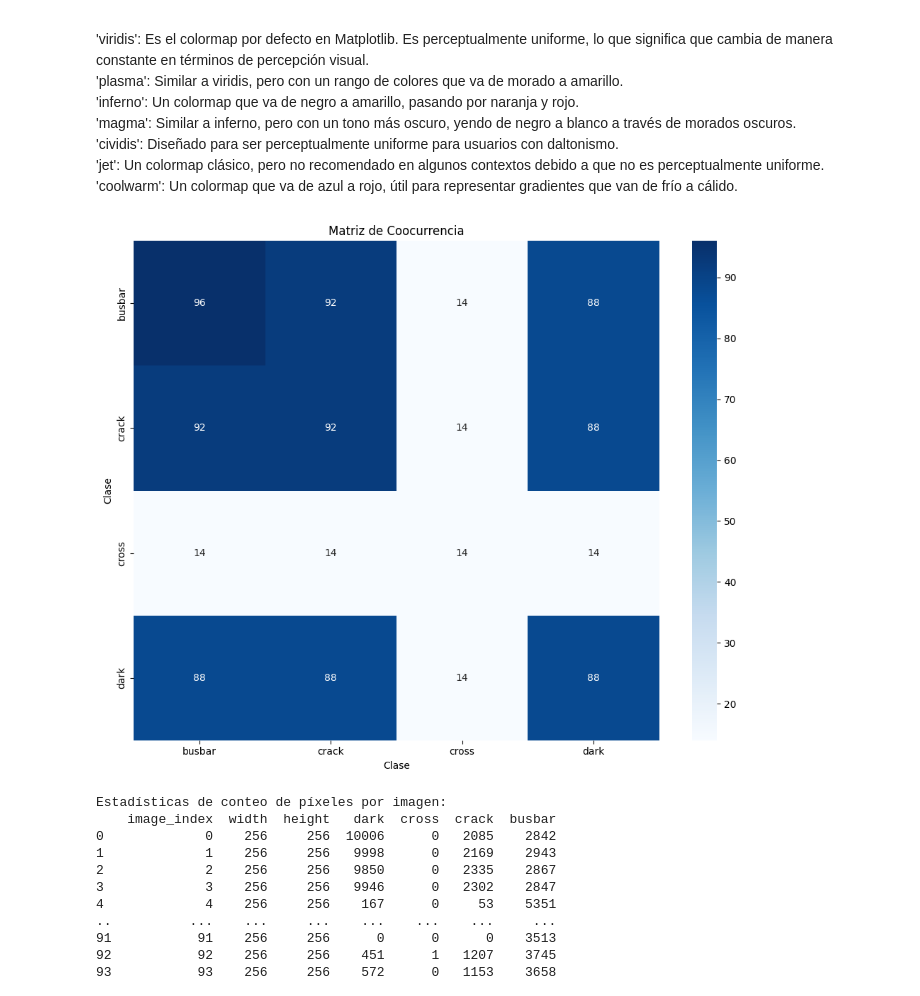
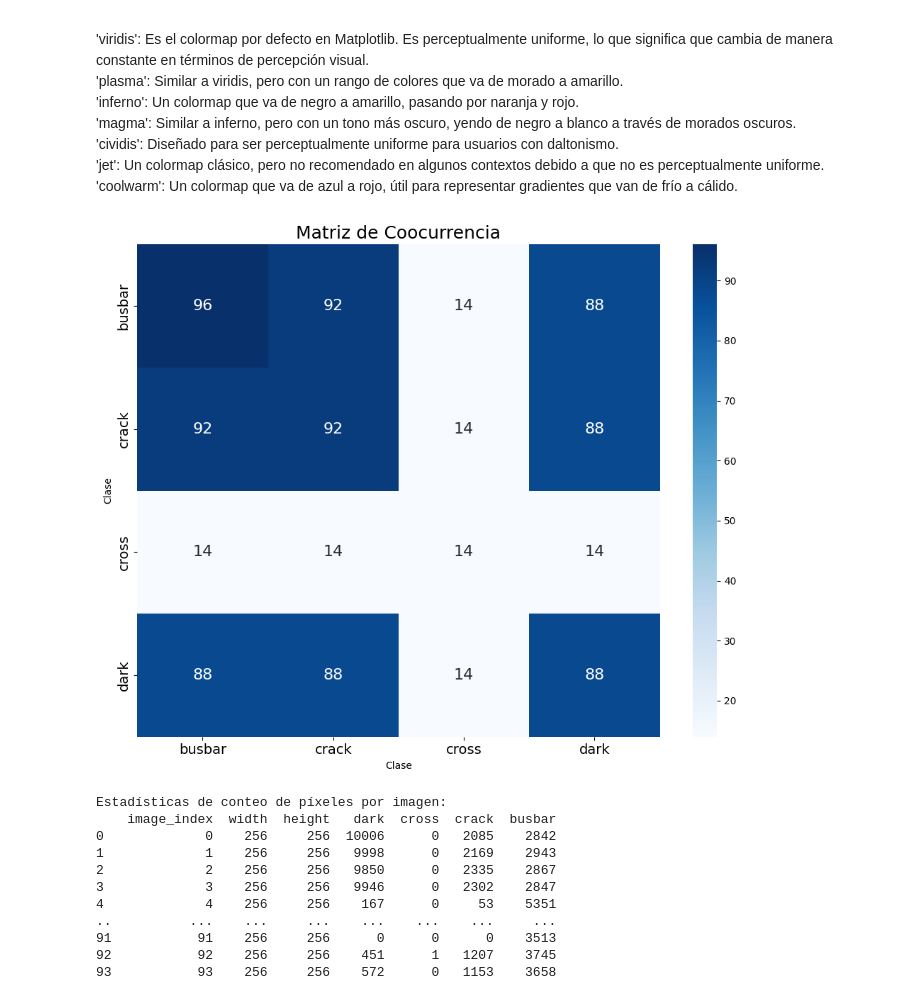
Before and after one commit to Franklingo13/PVDefectDetect, a Jupyter notebook: TestsPV-vision/EvaluacionModelo.ipynb, the cells around one changed output. Drawn from its saved outputs; the diff is of its cells as text; code cells hidden in the pictures.

```diff
--- a/TestsPV-vision/EvaluacionModelo.ipynb
+++ b/TestsPV-vision/EvaluacionModelo.ipynb
@@ -614,13 +614,17 @@ def plot_cooccurrence_matrix(cooccurrence_matrix, class_names, save_path=None):
     Args:
         cooccurrence_matrix (np.ndarray): Matriz de coocurrencia.
         class_names (list): Lista de nombres de las clases.
-        save_path (str, optional): Ruta del archivo donde se guardará la imagen. Si es None, solo muestra la matriz.
+        save_path (str, optional): Ruta del archivo donde se guardará la imagen.
+        Si es None, solo muestra la matriz.
     """
     plt.figure(figsize=(10, 8))
-    sns.heatmap(cooccurrence_matrix, annot=True, fmt="d", cmap='Blues', xticklabels=class_names, yticklabels=class_names)
+    sns.heatmap(cooccurrence_matrix, annot=True, fmt="d", cmap='Blues',
+                xticklabels=class_names, yticklabels=class_names, annot_kws={"size": 16})
     plt.xlabel('Clase')
     plt.ylabel('Clase')
-    plt.title('Matriz de Coocurrencia')
+    plt.xticks(fontsize=14)
+    plt.yticks(fontsize=14)
+    plt.title('Matriz de Coocurrencia', fontsize=18)
     plt.tight_layout()
 
     if save_path:
@@ -629,34 +633,34 @@ def plot_cooccurrence_matrix(cooccurrence_matrix, class_names, save_path=None):
         plt.show()
 
 def save_cooccurrence_matrix(cooccurrence_matrix, class_names, file_path):
     """
     Guarda la matriz de coocurrencia en un archivo CSV.
 
     Args:
         cooccurrence_matrix (np.ndarray): Matriz de coocurrencia.
         class_names (list): Lista de nombres de las clases.
         file_path (str): Ruta del archivo CSV donde se guardará la matriz.
     """
     df = pd.DataFrame(cooccurrence_matrix, index=class_names, columns=class_names)
     df.to_csv(file_path)
 
 
 # Nombres de las clases
 class_names = ['busbar', 'crack', 'cross', 'dark']
 # Número de clases en el conjunto de datos
 n_classes = 4  # Ajusta esto según tu conjunto de datos
 
 # Generar la matriz de coocurrencia
 cooccurrence_matrix = generate_cooccurrence_matrix(masks_each, n_classes)
 
 # Visualizar la matriz de coocurrencia
 plot_cooccurrence_matrix(cooccurrence_matrix, class_names)
 
 reporte_path = 'D:/Documentos/Universidad de Cuenca/Trabajo de Titulación/Predicciones/Salidas'
 # Guardar la matriz de coocurrencia en un archivo CSV
 #save_cooccurrence_matrix(cooccurrence_matrix, class_names, f'{reporte_path}/cooccurrence_matrix.csv')
 # %% [output]
-[figure, old version]
+[figure, new version]
 # %%
 from collections import defaultdict
 
```
Also changed, not shown: parts of 4 cells of this notebook, 1 other file.
